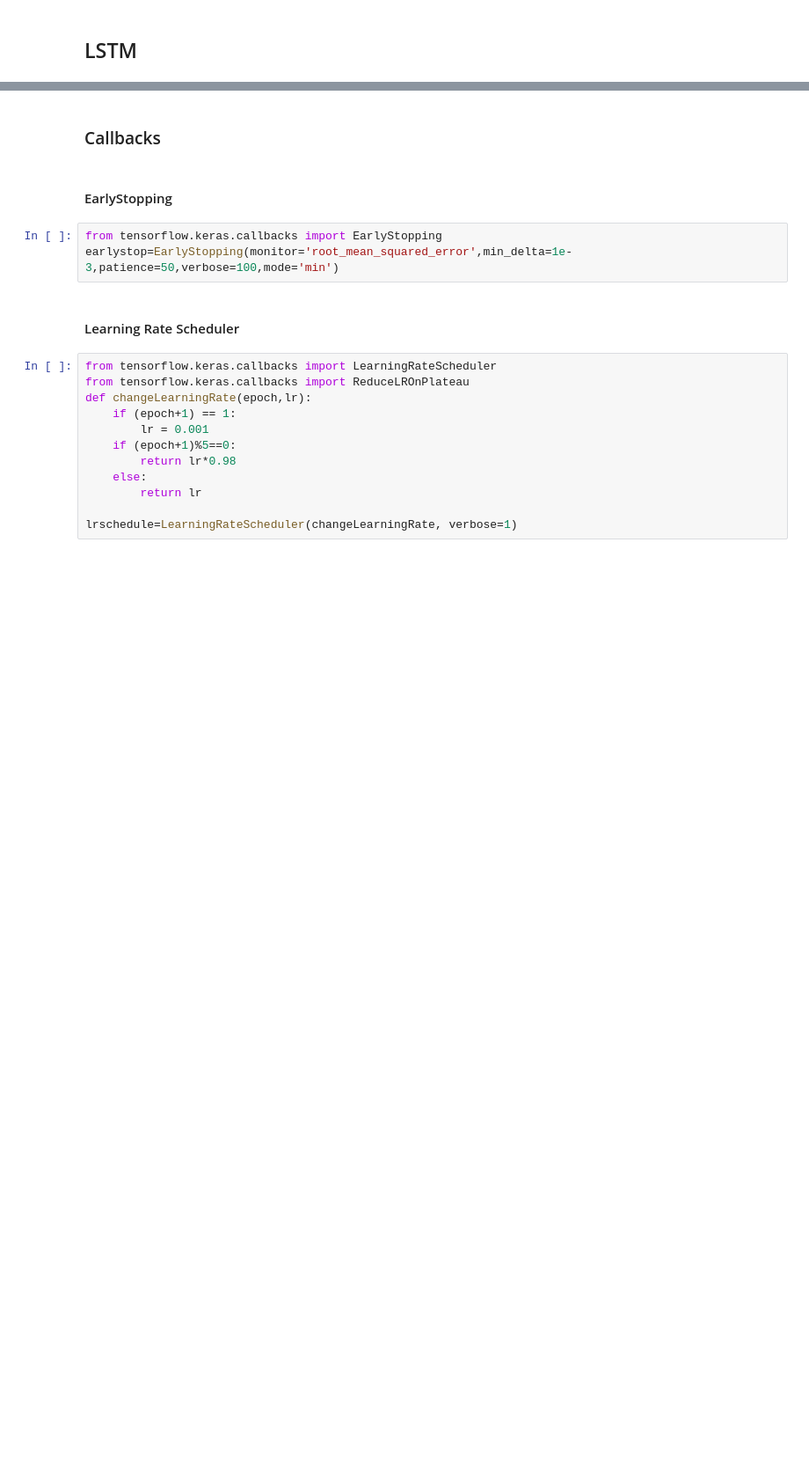
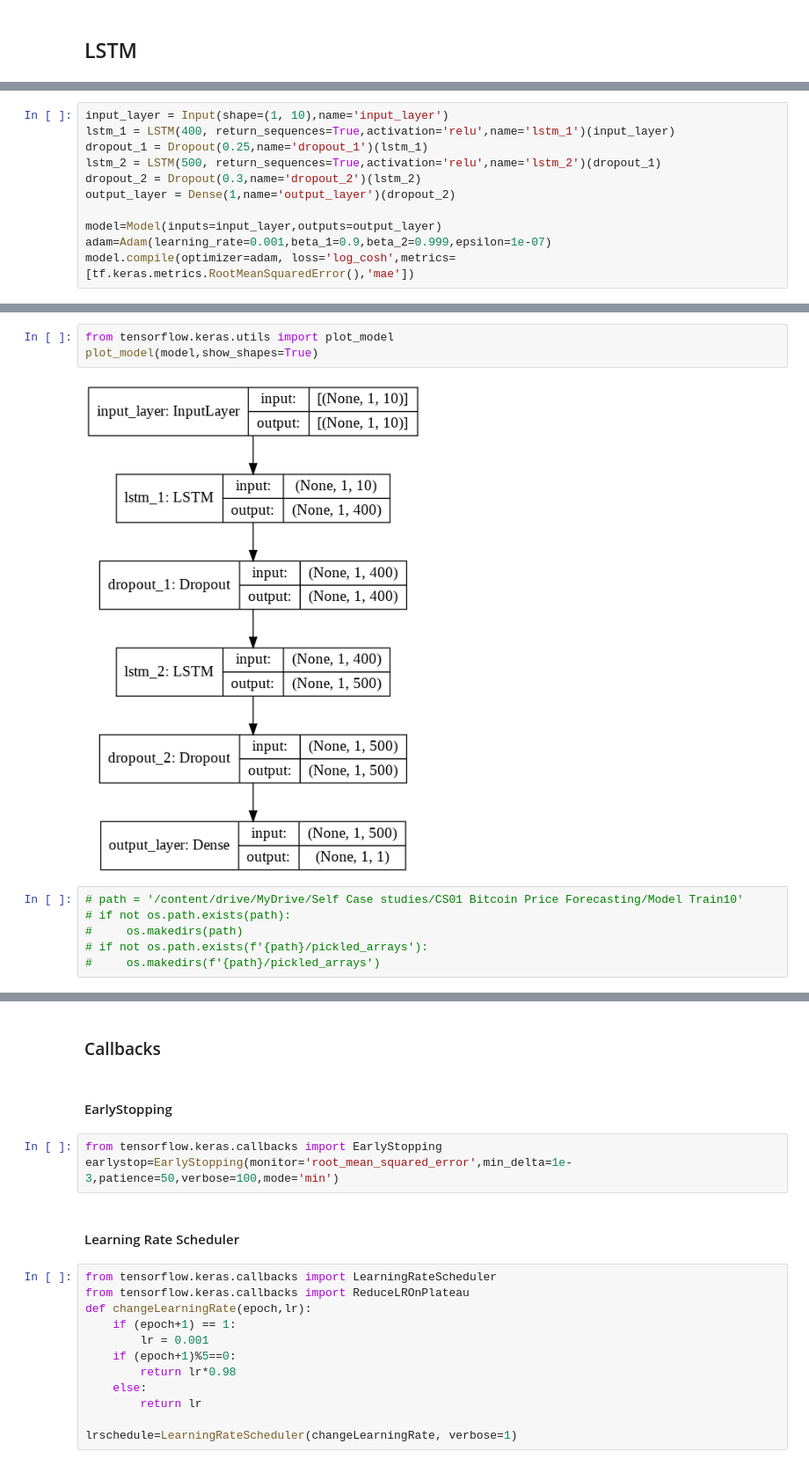
Before and after one commit to rohansawant7978/bitcoin-price-forecasting, a Jupyter notebook: 05_Modelling_Next_Day_Price.ipynb, the cells around one changed output, grey strips where cells are left out. Shown at 88% size. Drawn from its saved outputs; the diff is of its cells as text; blank space fills up the shorter version.

```diff
--- a/05_Modelling_Next_Day_Price.ipynb
+++ b/05_Modelling_Next_Day_Price.ipynb
@@ -397,0 +517,11 @@ lr_result_test_df.to_csv('/content/drive/MyDrive/Self Case studies/CS01 Bitcoin
+# %%
+input_layer = Input(shape=(1, 10),name='input_layer')
+lstm_1 = LSTM(400, return_sequences=True,activation='relu',name='lstm_1')(input_layer)
+dropout_1 = Dropout(0.25,name='dropout_1')(lstm_1)
+lstm_2 = LSTM(500, return_sequences=True,activation='relu',name='lstm_2')(dropout_1)
+dropout_2 = Dropout(0.3,name='dropout_2')(lstm_2)
+output_layer = Dense(1,name='output_layer')(dropout_2)
+
+model=Model(inputs=input_layer,outputs=output_layer)
+adam=Adam(learning_rate=0.001,beta_1=0.9,beta_2=0.999,epsilon=1e-07)
+model.compile(optimizer=adam, loss='log_cosh',metrics=[tf.keras.metrics.RootMeanSquaredError(),'mae'])
@@ -397,0 +554,11 @@ lr_result_test_df.to_csv('/content/drive/MyDrive/Self Case studies/CS01 Bitcoin
+# %%
+from tensorflow.keras.utils import plot_model
+plot_model(model,show_shapes=True)
+# %% [output]
+[figure, added]
+# %%
+# path = '/content/drive/MyDrive/Self Case studies/CS01 Bitcoin Price Forecasting/Model Train10'
+# if not os.path.exists(path):
+#     os.makedirs(path)
+# if not os.path.exists(f'{path}/pickled_arrays'):
+#     os.makedirs(f'{path}/pickled_arrays')
```
Also changed, not shown: parts of 36 cells of this notebook.
